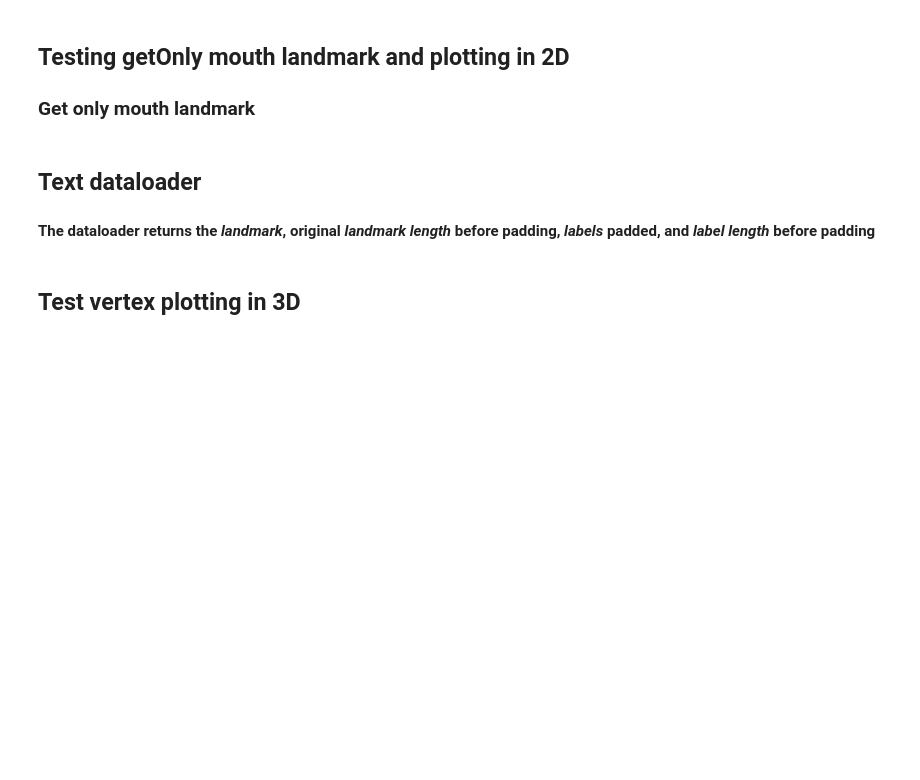
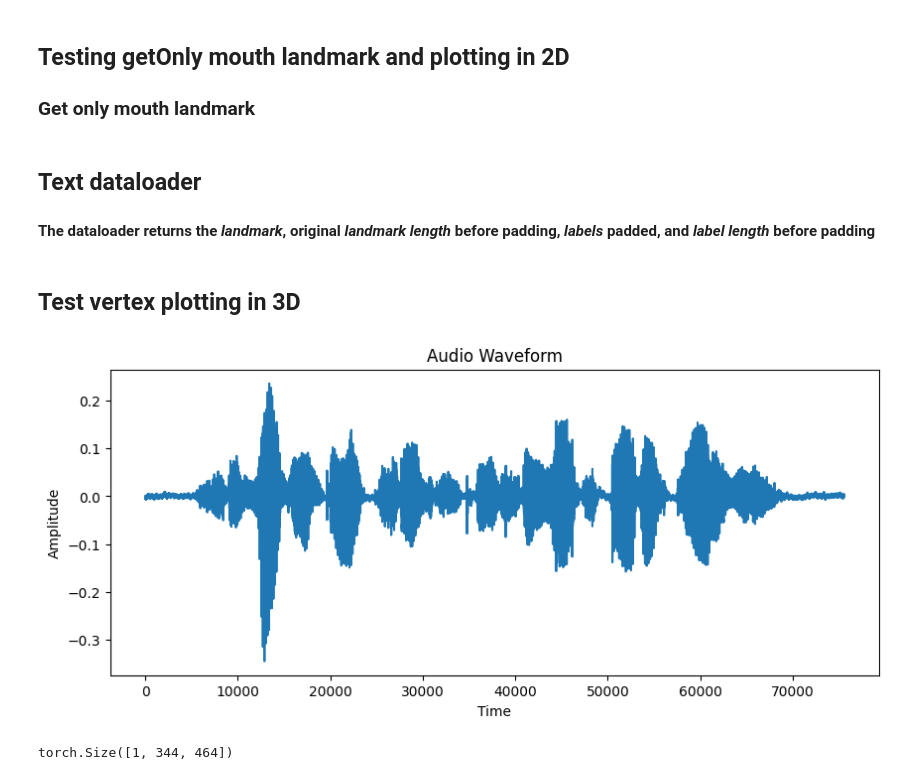
Before and after one commit to HondamunigePrasannaSilva/lipreading, a Jupyter notebook: tutorial_datatest.ipynb, the cells around one changed output. Drawn from its saved outputs; the diff is of its cells as text; code cells hidden in the pictures; blank space fills up the shorter version.

Commit message:
add get audio

```diff
--- a/tutorial_datatest.ipynb
+++ b/tutorial_datatest.ipynb
@@ -118,3 +138,20 @@ def create_gif(figures, filename, duration=0.5):
     # Remove the temporary file
     import os
     os.remove(temp_file)
+# %%
+import torchaudio
+import matplotlib.pyplot as plt
+
+path = "/home/prasanna/Documents/UNIFI/Computer Graphics/LipReading/lipreading/dataset/audio/FaceTalk_170725_00137_TA/sentence01.wav"
+
+audio, sr = torchaudio.load(path)
+audio_n = audio.numpy()
+
+plt.figure(figsize=(10, 4))
+plt.plot(audio_n.T)
+plt.xlabel('Time')
+plt.ylabel('Amplitude')
+plt.title('Audio Waveform')
+plt.show()
+# %% [output]
+[figure, added]
@@ -120,0 +197,4 @@ def create_gif(figures, filename, duration=0.5):
+# %%
+r.shape
+# %% [output]
+torch.Size([1, 344, 464])
```
Also changed, not shown: parts of 19 cells of this notebook, 5 other files.
